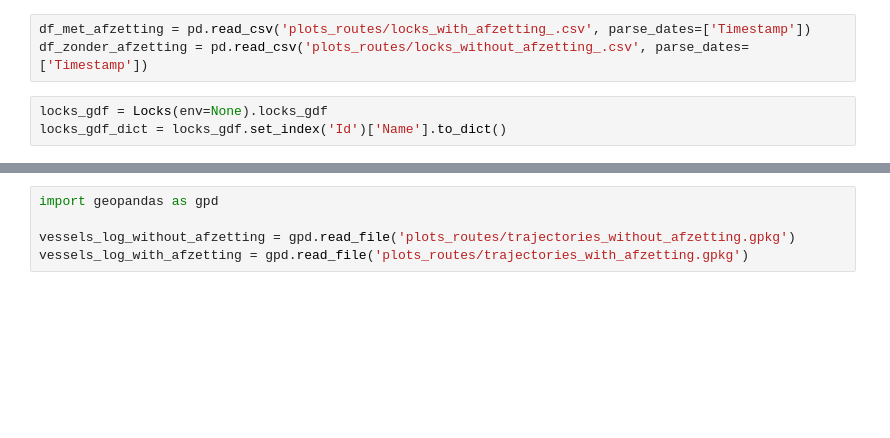
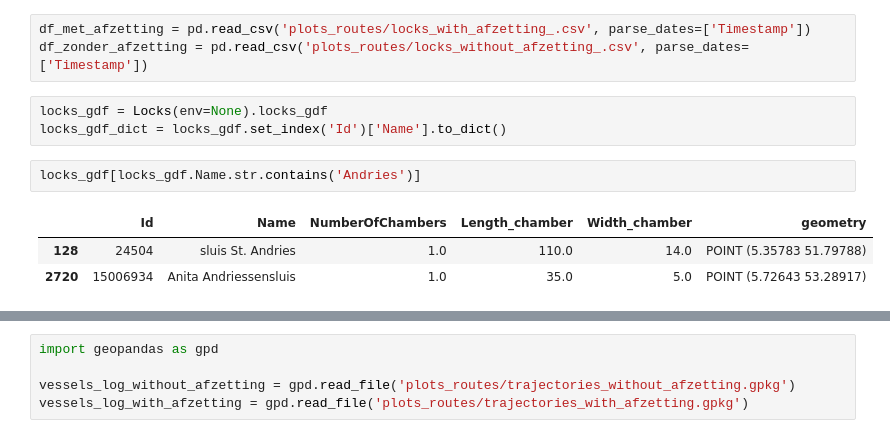
Before and after one commit to Deltares-research/digitaltwin-waterway, a Jupyter notebook: notebooks/ivs/analysis_lock_waiting_times.ipynb, the cells around one changed output, grey strips where cells are left out. Cells and saved outputs as stored; diff of their text form; blank space fills up the shorter version.

```diff
--- a/notebooks/ivs/analysis_lock_waiting_times.ipynb
+++ b/notebooks/ivs/analysis_lock_waiting_times.ipynb
@@ -8,6 +8,12 @@ df_zonder_afzetting = pd.read_csv('plots_routes/locks_without_afzetting_.csv', p
 # %%
 locks_gdf = Locks(env=None).locks_gdf
 locks_gdf_dict = locks_gdf.set_index('Id')['Name'].to_dict()
+# %%
+locks_gdf[locks_gdf.Name.str.contains('Andries')]
+# %% [output]
+|  | Id | Name | NumberOfChambers | Length_chamber | Width_chamber | geometry |
+| 128 | 24504 | sluis St. Andries | 1.0 | 110.0 | 14.0 | POINT (5.35783 51.79788) |
+| 2720 | 15006934 | Anita Andriessensluis | 1.0 | 35.0 | 5.0 | POINT (5.72643 53.28917) |
 # %%
 queues_met_afzetting = df_met_afzetting[['name', 'queue_a', 'queue_b']].groupby('name').max()
 queues_zonder_afzetting = df_zonder_afzetting[['name', 'queue_a', 'queue_b']].groupby('name').max()
```
Also changed, not shown: parts of 5 cells of this notebook, 5 other files.
